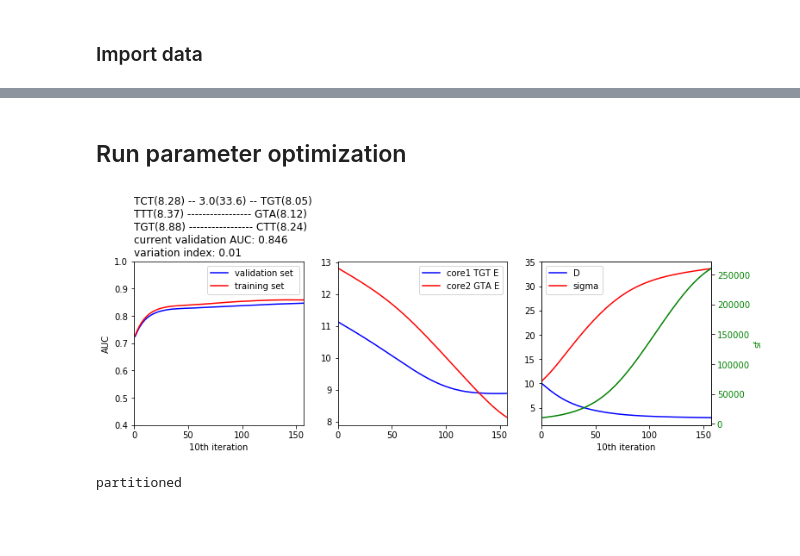
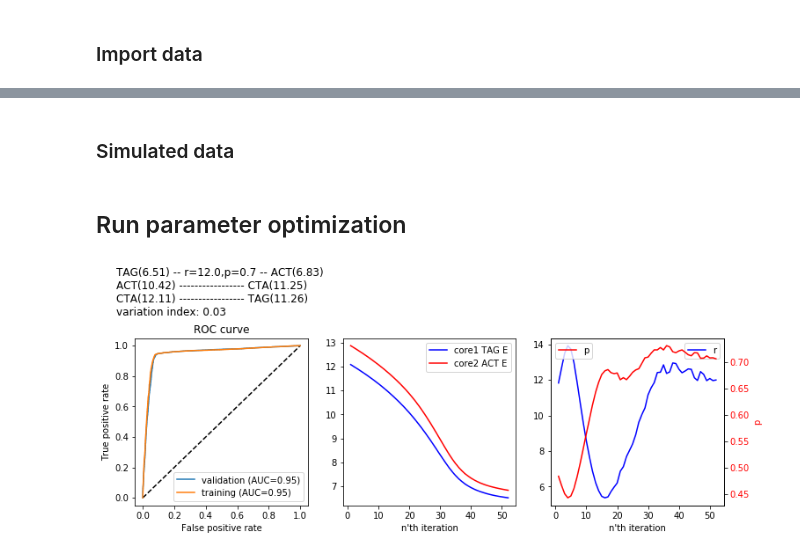
Before and after one commit to soedinglab/bipartite_motif_finder, a Jupyter notebook: gradient_descent_avx.ipynb, the cells around one changed output, grey strips where cells are left out. Cells and saved outputs as stored; diff of their text form; code cells hidden in the pictures; blank space fills up the shorter version.

```diff
--- a/gradient_descent_avx.ipynb
+++ b/gradient_descent_avx.ipynb
@@ -72,42 +81,40 @@ if True:
     alphabet = ['A','T','C','G']
 
     background_set = [''.join([random.choice(alphabet) for i in range(L)]) for i in range(len(positive_set))]
+# %% [markdown]
+### Simulated data
+# %%
+random.seed(42)
+
+background_set = parse_fasta('negatives_toy.fasta')
+positive_set = parse_fasta('positives_toy.fasta')
 # %%
 bg_train, bg_valid = partition(background_set, 2)
 pos_train, pos_valid = partition(positive_set, 2)
 # %% [markdown]
 ## Run parameter optimization
 # %%
-#https://elifesciences.org/articles/47040/figures#fig4s1
-
-kmer1 = 'GTA' #GTAG
-kmer2 = 'CTT' #CTTG
-%matplotlib inline
-
-for i in range(1,2):
+for i in range(0,1):
+    np.random.seed(i)
     Ea = np.random.normal(loc=12.0, scale=1.0, size=len(kmer_inx))
     Eb = np.random.normal(loc=12.0, scale=1.0, size=len(kmer_inx))
     sf = np.log(10000)
-    D = np.log(np.random.uniform(1,15))
-    sig = np.log(np.random.uniform(1,15))
+    r = np.log(np.random.uniform(1,15))
+    p = 0
 
-    parameters = np.concatenate([x.ravel() for x in [Ea, Eb, np.array([sf, D, sig])]])
+    parameters = np.concatenate([x.ravel() for x in [Ea, Eb, np.array([sf, r, p])]])
 
-    identifier = random.randint(1,999)
-    n=1000
-
-    red_thr = 20
     var_thr = 0.03
 
     seq_per_batch = 500
 
-    plot_name = '%s_%d_ADAM'%('Nrd1_randomBG', identifier)
+    file_name = f'toy_{i}'
 
     maxiter=1000
-    x_opt = optimize_adam(pos_train, bg_train,
-                          random.sample(pos_valid, n), random.sample(bg_valid, n),
-                          red_thr, var_thr, sequences_per_batch=seq_per_batch,
-                          max_iterations=maxiter, evaluate_after=1000)
+    if True:
+        theta_0, g_t  = optimize_adam(pos_train, bg_train,
+                              pos_valid, bg_valid,
+                              var_thr, sequences_per_batch=seq_per_batch,
+                              max_iterations=maxiter, evaluate_after=4000)
 # %% [output]
-[figure, old version]
+[figure, new version]
-partitioned
```
Also changed, not shown: parts of 10 cells of this notebook, 13 other files.
